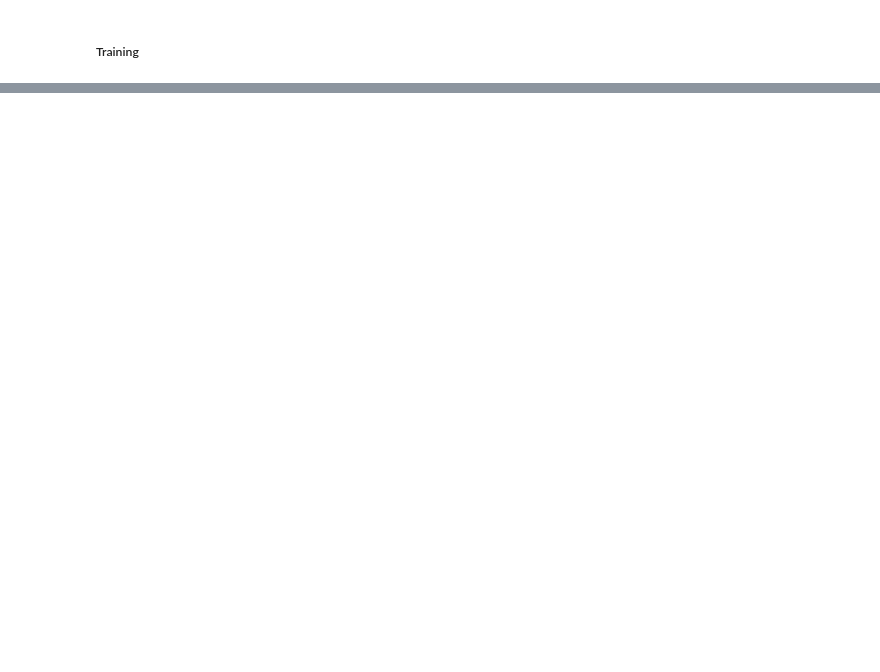
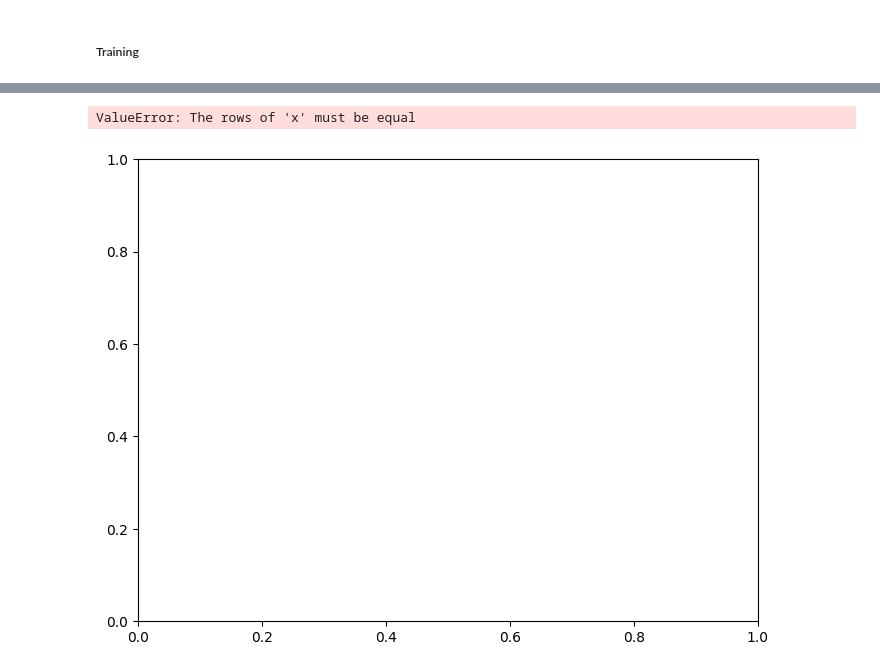
Before and after one commit to bdesia/ceia-pinn, a Jupyter notebook: tp1/ceia_tp1.ipynb, the cells around one changed output, grey strips where cells are left out. Drawn from its saved outputs; the diff is of its cells as text; code cells hidden in the pictures; blank space fills up the shorter version.

```diff
--- a/tp1/ceia_tp1.ipynb
+++ b/tp1/ceia_tp1.ipynb
@@ -908,0 +963,39 @@ plot_predictions(best_model)
+# %%
+
+def plot_streamlines(model, resolution=1000):
+    # Crear vectores de puntos en torch
+    x_vals = torch.linspace(x_min, x_max, resolution)
+    y_vals = torch.linspace(y_min, y_max, resolution)
+
+    # Crear mallas en torch
+    X, Y = torch.meshgrid(x_vals, y_vals, indexing='ij')
+
+    # Convertir a numpy y preparar para predicción
+    XY = torch.stack((X.flatten(), Y.flatten()), dim=1).to(device)
+    with torch.no_grad():
+        pred = model(XY).cpu().numpy()
+
+    # Reshape predicciones para u, v y p
+    u = pred[:, 0].reshape(resolution, resolution)
+    v = pred[:, 1].reshape(resolution, resolution)
+    p = pred[:, 2].reshape(resolution, resolution)  # si quieres usar p también
+
+    # Crear las mallas numpy
+    X_np = X.numpy()
+    Y_np = Y.numpy()
+
+    # Dibuja las líneas de corriente
+    plt.figure(figsize=(8,6))
+    plt.streamplot(X_np, Y_np, u, v, density=2, linewidth=1, arrowsize=1)
+    plt.title('Líneas de corriente predichas')
+    plt.xlabel('x')
+    plt.ylabel('y')
+    plt.xlim([x_min, x_max])
+    plt.ylim([y_min, y_max])
+    plt.show()
+
+# Llamada a la función
+plot_streamlines(best_model)
+# %% [output]
+ValueError: The rows of 'x' must be equal
+[figure, added]
```
Also changed, not shown: parts of 18 cells of this notebook, 1 other file.
